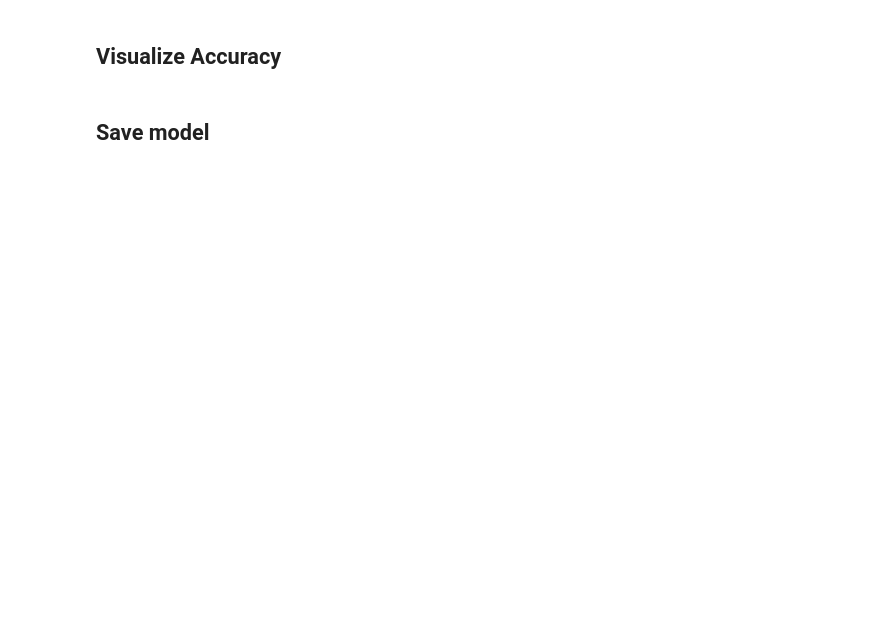
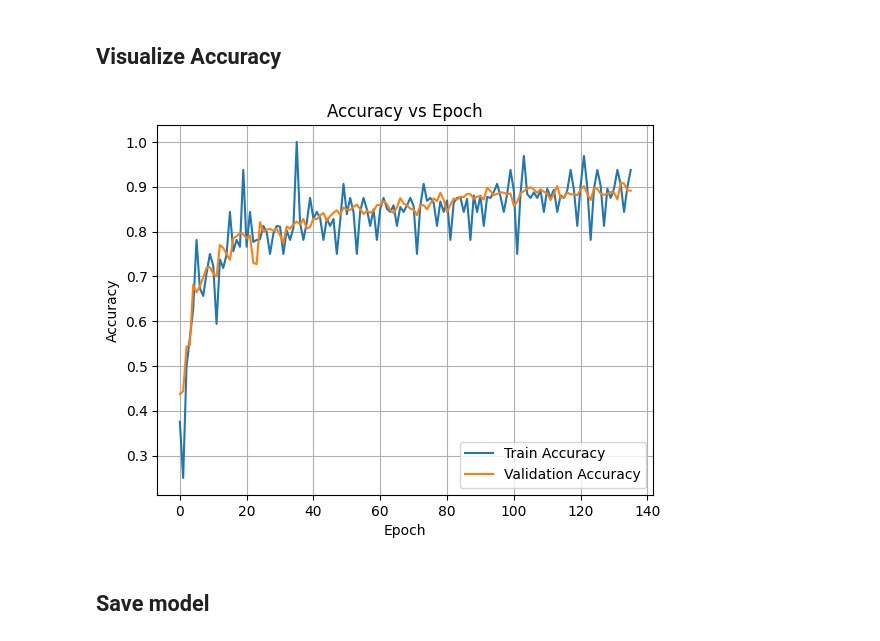
Before and after one commit to lw3227/Model.Development_CNN.Accelerator, a Jupyter notebook: wlx_train_cnn.ipynb, the cells around one changed output. Drawn from its saved outputs; the diff is of its cells as text; code cells hidden in the pictures; blank space fills up the shorter version.

```diff
--- a/wlx_train_cnn.ipynb
+++ b/wlx_train_cnn.ipynb
@@ -8,7 +8,6 @@ import cv2
 import numpy as np
 import matplotlib.pyplot as plt
 import random
-from datetime import datetime
 #from keras import callbacks
 #from keras.preprocessing import image
 #from keras.preprocessing.image import ImageDataGenerator
@@ -25,9 +24,9 @@ import warnings
 warnings.filterwarnings('ignore')
 
 # define paths -------------------------------------------------------------------------------------
-train_folder = 'dataset_wlx/train'
-test_folder = 'dataset_wlx/test'
-validation_folder = 'dataset_wlx/validation'
+train_folder = '../dataset_wlx/train'
+test_folder = '../dataset_wlx/test'
+validation_folder = '../dataset_wlx/validation'
 
 # Helper methods -----------------------------------------------------------------------------------
 '''def load_image(img_path: str) -> np.ndarray:
@@ -48,9 +47,8 @@ def display_image(image: np.ndarray) -> None:
     plt.show()
 
 def save_rps_model(model: Sequential, name: str) -> None:
-    '''Save a model to a file with a timestamped filename.'''
-    timestamp = datetime.now().strftime('%Y%m%d_%H%M')
-    filename = f'models/{name}_{timestamp}.h5'
+    '''Save a model to models/<name>.h5.'''
+    filename = f'models/{name}.h5'
     model.save(filename)
 
 def load_rps_model(model_path: str = None):
@@ -348,7 +239,7 @@ print(class_labels)
 # Initializing early stopping callback to monitor the validation loss and prevent overfitting
 earlystopping = callbacks.EarlyStopping(monitor="accuracy",
                                         mode="max",
-                                        patience=100,
+                                        patience=200,
                                         restore_best_weights=True)
 # %%
 # Train the model
@@ -364,21 +273,17 @@ results = model.fit(
 # %% [markdown]
 ## Visualize Accuracy
 # %%
-'''plt.plot(results.history['accuracy'])
-plt.plot(results.history['val_accuracy'])
-plt.title('Validation Accuracy')
-plt.xlabel('Epoch')
-plt.ylabel('Accuracy')
-plt.show()'''
 plt.plot(results.history['accuracy'], label='Train Accuracy')
 plt.plot(results.history['val_accuracy'], label='Validation Accuracy')
 
 plt.title('Accuracy vs Epoch')
 plt.xlabel('Epoch')
 plt.ylabel('Accuracy')
 plt.legend()
 plt.grid(True)
 
 plt.show()
+# %% [output]
+[figure, added]
 # %% [markdown]
 ## Save model
```
Also changed, not shown: parts of 19 cells of this notebook.
